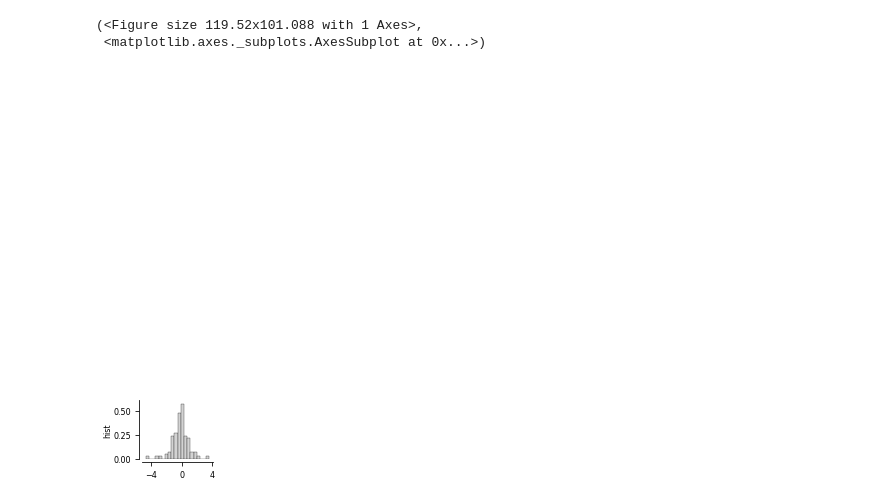
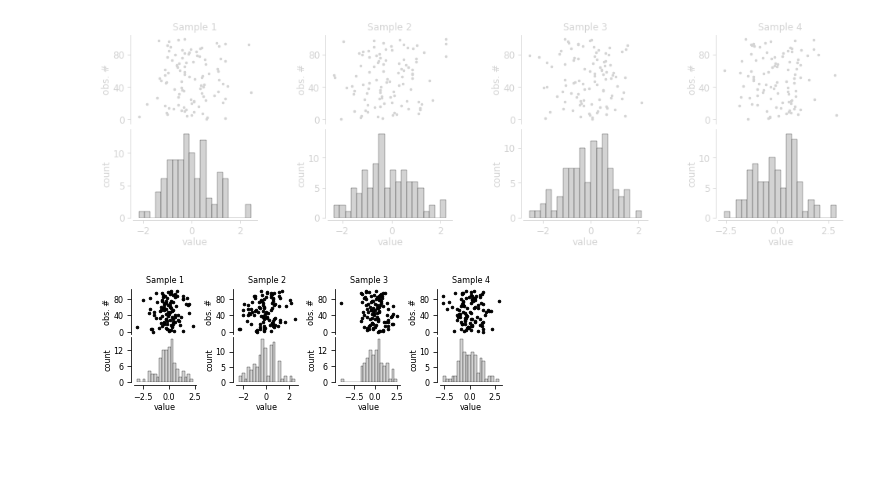
Before and after one commit to yzerlaut/datavyz, a Jupyter notebook: docs/demo.ipynb, the cells around one changed output. Cells and saved outputs as stored; diff of their text form; code cells hidden in the pictures; blank space fills up the shorter version.

Commit message:
adding demo notebook

```diff
--- a/docs/demo.ipynb
+++ b/docs/demo.ipynb
@@ -18,26 +0,0 @@ ls
-# %%
-def nb_figure(axes = (1,1),
-              axes_extents=None,
-              figsize=(1.,1.),
-              left=1., right=1.,
-              bottom=1., top=1.,
-              wspace=1., hspace=1.,
-              with_top_left_letter='',
-              fontsize=FONTSIZE, fontweight='bold'):
-    return figure(axes = axes,
-                  axes_extents=axes_extents,
-                  figsize=2.*np.array(figsize),
-                  left=left, right=right,
-                  bottom=bottom, top=top,
-                  wspace=wspace, hspace=hspace,
-                  with_top_left_letter=with_top_left_letter,
-                  fontsize=FONTSIZE, fontweight='bold')
-nb_figure()
-figure()
-# %% [output]
-(<Figure size 119.52x101.088 with 1 Axes>,
- <matplotlib.axes._subplots.AxesSubplot at 0x...>)
-[figure, removed]
-[figure, removed]
-# %%
-plt.style.use('dark_background')
@@ -60,17 +1,23 @@ mpl.rcParams.update({'axes.labelsize': 10,
-# %%
-from datavyz.y_graph import *
-plt.style.use('dark_background')
-mpl.rcParams.update({'axes.labelsize': 10,
-                     'axes.titlesize': 10,
-                     'figure.titlesize': 10,
-                     'font.size': 10,
-                     'legend.fontsize': 10,
-                     'xtick.labelsize': 10,
-                     'ytick.labelsize': 10,
-                     'figure.facecolor': 'none',
-                     'legend.facecolor': 'none',
-                     'axes.facecolor': 'none',
-                     'savefig.facecolor': 'none'})
-hist(np.random.randn(100));
-# %% [output]
-[figure, removed]
+# %%
+from datavyz import graph_env
+import numpy as np
+
+def fig_demo(ge):
+    fig, AX = ge.figure((2,4), hspace=0.1)
+    for i in range(4):
+        y = np.random.randn(100)
+        ge.scatter(y, range(len(y)), ax=AX[0][i], axes_args=dict(spines='left', ylabel='obs. #'));
+        ge.hist(y, ax=AX[1][i], axes_args=dict(xlabel='value'));
+        ge.title(AX[0][i], 'Sample %i' % (i+1))
+    return fig, AX
+# %%
+gedn = graph_env('dark_notebook')
+fig, AX = fig_demo(gedn)
+# %% [output]
+[figure, added]
+# %%
+# now same figure with the "manuscript" setting
+gem = graph_env('manuscript')
+fig, AX = fig_demo(gem)
+# %% [output]
+[figure, added]
```
Also changed, not shown: parts of 5 cells of this notebook, 3 other files.
